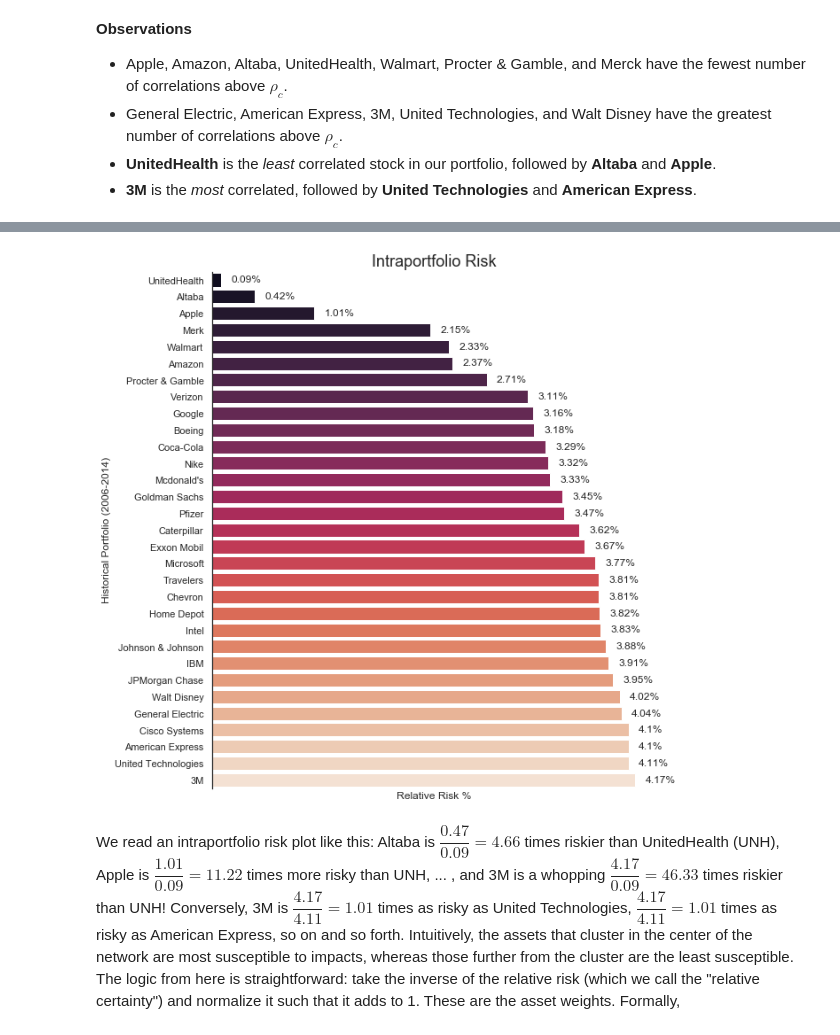
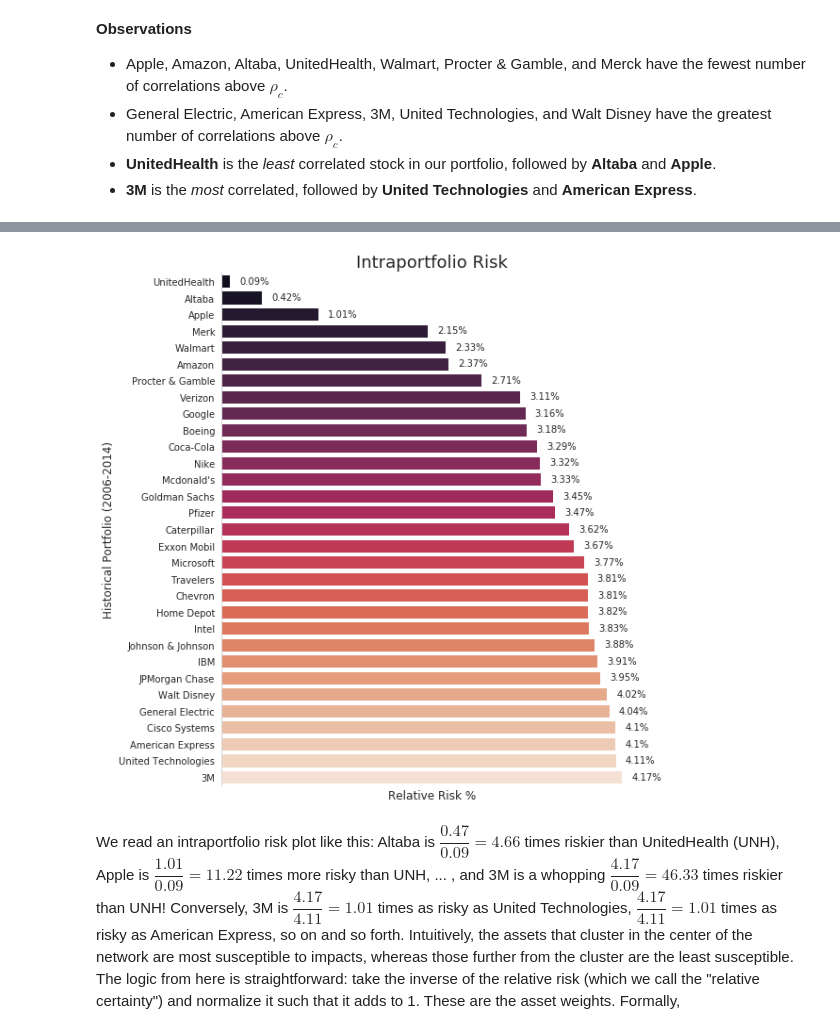
Before and after one commit to mayabenowitz/Hedgecraft, a Jupyter notebook: notebooks/Hedgecraft.ipynb, the cells around one changed output, grey strips where cells are left out. Drawn from its saved outputs; the diff is of its cells as text; code cells hidden in the pictures.

```diff
--- a/notebooks/Hedgecraft.ipynb
+++ b/notebooks/Hedgecraft.ipynb
@@ -838,60 +834,58 @@ The communicability of a network quantifies how impacts spread from one node to
 risk_alloc = nx.communicability_betweenness_centrality(H_master)
 
 # converts the dictionary of degree centralities to a pandas series
 risk_alloc = pd.Series(risk_alloc)
 
 # normalizes the degree centrality
 risk_alloc = risk_alloc / risk_alloc.sum()
 
 # resets the index
 risk_alloc.reset_index()
 
 # converts series to a sorted DataFrame
 risk_alloc = (
         pd.DataFrame({"Stocks": risk_alloc.index, "Risk Allocation": risk_alloc.values})
         .sort_values(by="Risk Allocation", ascending=True)
         .reset_index()
         .drop("index", axis=1)
     )
 
-# initializes figure
-plt.figure(figsize=(8,10))
+with sns.axes_style('whitegrid'):
+    # initializes figure
+    plt.figure(figsize=(8,10))
 
-# sets seaborn style
-sns.set(style='white')
+    # plots a pretty seaborn barplot
+    sns.barplot(x='Risk Allocation', y='Stocks', data=risk_alloc, palette="rocket")
 
-# plots a pretty seaborn barplot
-sns.barplot(x='Risk Allocation', y='Stocks', data=risk_alloc, palette="rocket")
+    # removes spines
+    sns.despine(right=True, top=True, bottom=True)
 
-# removes spines
-sns.despine(right=True, top=True, bottom=True)
+    # turns xticks off
+    plt.xticks([])
 
-# turns xticks off
-plt.xticks([])
+    # labels the x axis
+    plt.xlabel("Relative Risk %", size=12)
 
-# labels the x axis
-plt.xlabel("Relative Risk %", size=12)
+    # labels the y axis
+    plt.ylabel("Historical Portfolio (2006-2014)", size=12)
 
-# labels the y axis
-plt.ylabel("Historical Portfolio (2006-2014)", size=12)
+    # figure title
+    plt.title("Intraportfolio Risk", size=18)
 
-# figure title
-plt.title("Intraportfolio Risk", size=18)
+    # iterates over the stocks (label) and their numerical index (i)
+    for i, label in enumerate(list(risk_alloc.index)):
 
-# iterates over the stocks (label) and their numerical index (i)
-for i, label in enumerate(list(risk_alloc.index)):
+        # gets the height of each bar in the barplot
+        height = risk_alloc.loc[label, 'Risk Allocation']
 
-    # gets the height of each bar in the barplot
-    height = risk_alloc.loc[label, 'Risk Allocation']
+        # gets the relative risk as a percentage (the labels)
+        label = (risk_alloc.loc[label, 'Risk Allocation']*100
+                    ).round(2).astype(str) + '%'
 
-    # gets the relative risk as a percentage (the labels)
-    label = (risk_alloc.loc[label, 'Risk Allocation']*100
-                ).round(2).astype(str) + '%'
-
-    # annotates the barplot with the relative risk percentages
-    plt.annotate(str(label), (height + 0.001, i + 0.15))
+        # annotates the barplot with the relative risk percentages
+        plt.annotate(str(label), (height + 0.001, i + 0.15))
 # %% [output]
-[figure, old version]
+[figure, new version]
 # %% [markdown]
 We read an intraportfolio risk plot like this: Altaba is $\dfrac{0.47}{0.09} = 4.66$ times riskier than UnitedHealth (UNH), Apple is $\dfrac{1.01}{0.09} = 11.22$ times more risky than UNH, ... , and 3M is a whopping $\dfrac{4.17}{0.09} = 46.33$ times riskier than UNH! Conversely, 3M is $\dfrac{4.17}{4.11} = 1.01$ times as risky as United Technologies, $\dfrac{4.17}{4.11} = 1.01$ times as risky as American Express, so on and so forth. Intuitively, the assets that cluster in the center of the network are most susceptible to impacts, whereas those further from the cluster are the least susceptible. The logic from here is straightforward: take the inverse of the relative risk (which we call the "relative certainty") and normalize it such that it adds to 1. These are the asset weights. Formally,
 <br/><br/>
```
Also changed, not shown: parts of 55 cells of this notebook.
